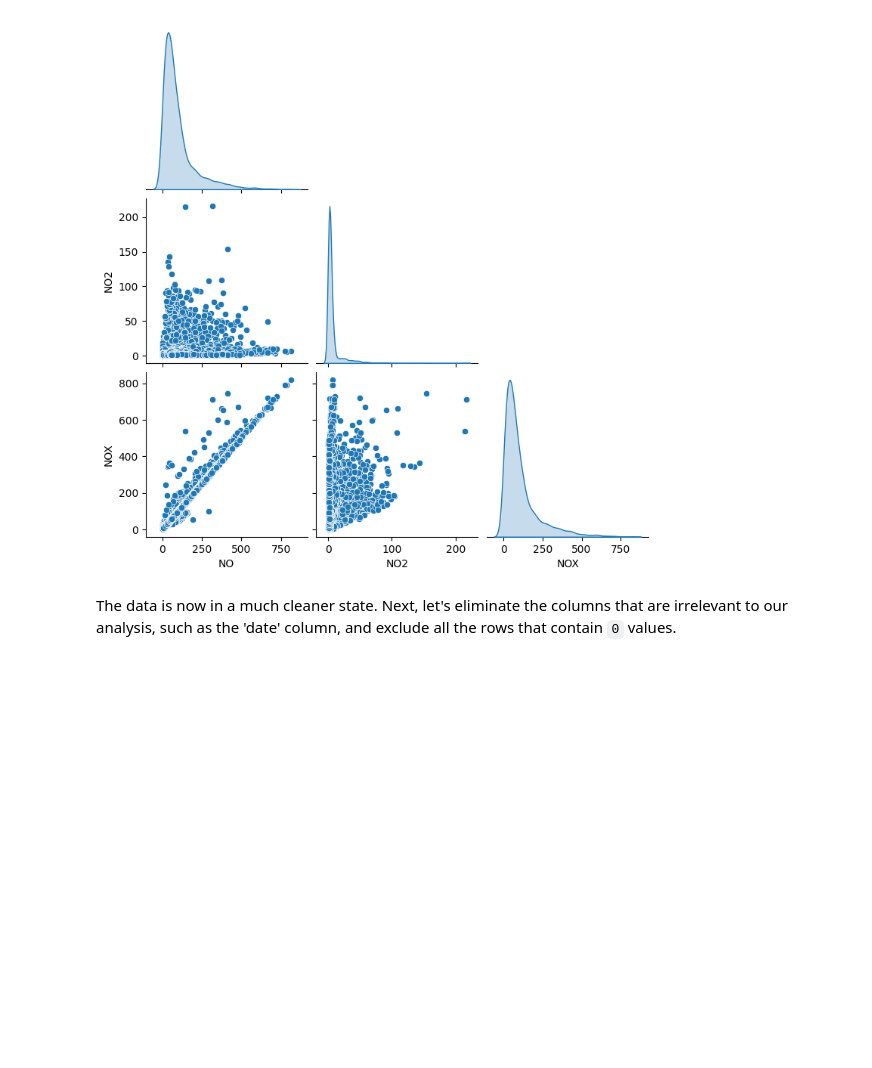
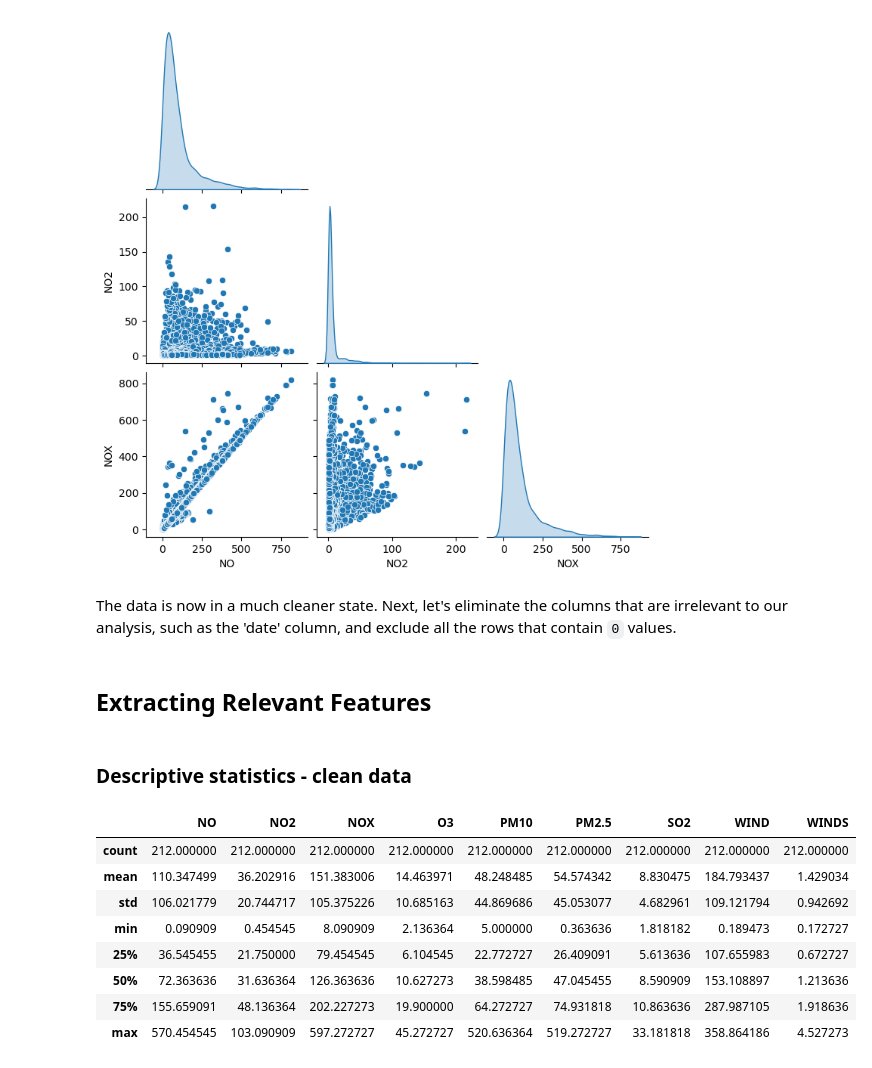
Before and after one commit to faizuddin/python-workshop, a Jupyter notebook: intro-to-data-analysis/eda.ipynb, the cells around one changed output. Drawn from its saved outputs; the diff is of its cells as text; code cells hidden in the pictures; blank space fills up the shorter version.

Commit message:
Drop 0 and NaN rows

```diff
--- a/intro-to-data-analysis/eda.ipynb
+++ b/intro-to-data-analysis/eda.ipynb
@@ -147,3 +158,28 @@ plt.show()
 [figure]
 # %% [markdown]
 The data is now in a much cleaner state. Next, let's eliminate the columns that are irrelevant to our analysis, such as the 'date' column, and exclude all the rows that contain `0` values.
+# %% [markdown]
+## Extracting Relevant Features
+# %%
+# Remove LogDate - irrelevant
+df_clean = df[["NO", "NO2", "NOX", "O3", "PM10", "PM2.5", "SO2", "WIND", "WINDS"]]
+
+# Replace 0s with NaN
+df_clean = df_clean.replace(0, np.nan)
+
+#  Drop rows with NaN
+df_clean = df_clean.dropna()
+# %% [markdown]
+### Descriptive statistics - clean data
+# %%
+df_clean.describe()
+# %% [output]
+|  | NO | NO2 | NOX | O3 | PM10 | PM2.5 | SO2 | WIND | WINDS |
+| count | 212.000000 | 212.000000 | 212.000000 | 212.000000 | 212.000000 | 212.000000 | 212.000000 | 212.000000 | 212.000000 |
+| mean | 110.347499 | 36.202916 | 151.383006 | 14.463971 | 48.248485 | 54.574342 | 8.830475 | 184.793437 | 1.429034 |
+| std | 106.021779 | 20.744717 | 105.375226 | 10.685163 | 44.869686 | 45.053077 | 4.682961 | 109.121794 | 0.942692 |
+| min | 0.090909 | 0.454545 | 8.090909 | 2.136364 | 5.000000 | 0.363636 | 1.818182 | 0.189473 | 0.172727 |
+| 25% | 36.545455 | 21.750000 | 79.454545 | 6.104545 | 22.772727 | 26.409091 | 5.613636 | 107.655983 | 0.672727 |
+| 50% | 72.363636 | 31.636364 | 126.363636 | 10.627273 | 38.598485 | 47.045455 | 8.590909 | 153.108897 | 1.213636 |
+| 75% | 155.659091 | 48.136364 | 202.227273 | 19.900000 | 64.272727 | 74.931818 | 10.863636 | 287.987105 | 1.918636 |
+| max | 570.454545 | 103.090909 | 597.272727 | 45.272727 | 520.636364 | 519.272727 | 33.181818 | 358.864186 | 4.527273 |
```
Also changed, not shown: parts of 3 cells of this notebook.
